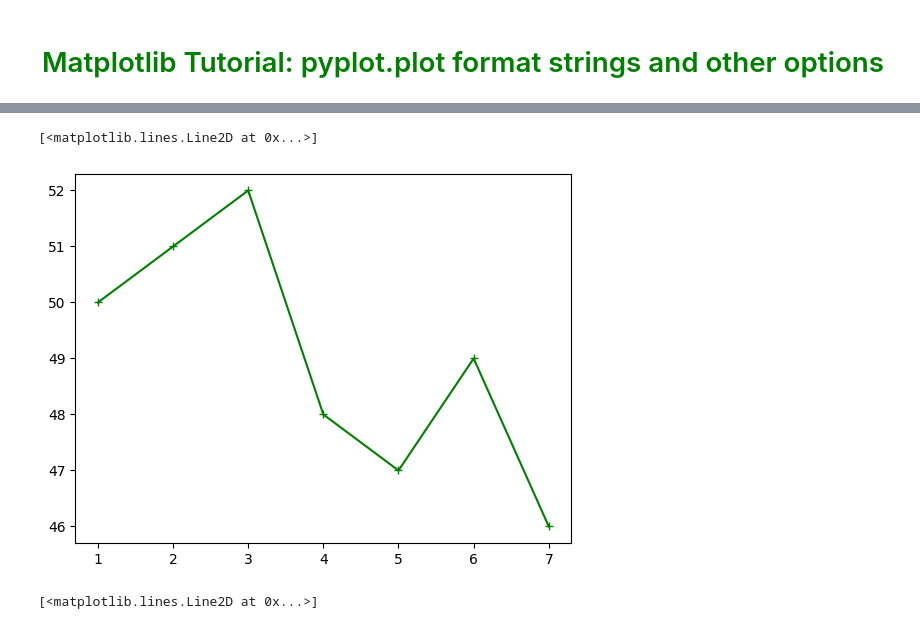
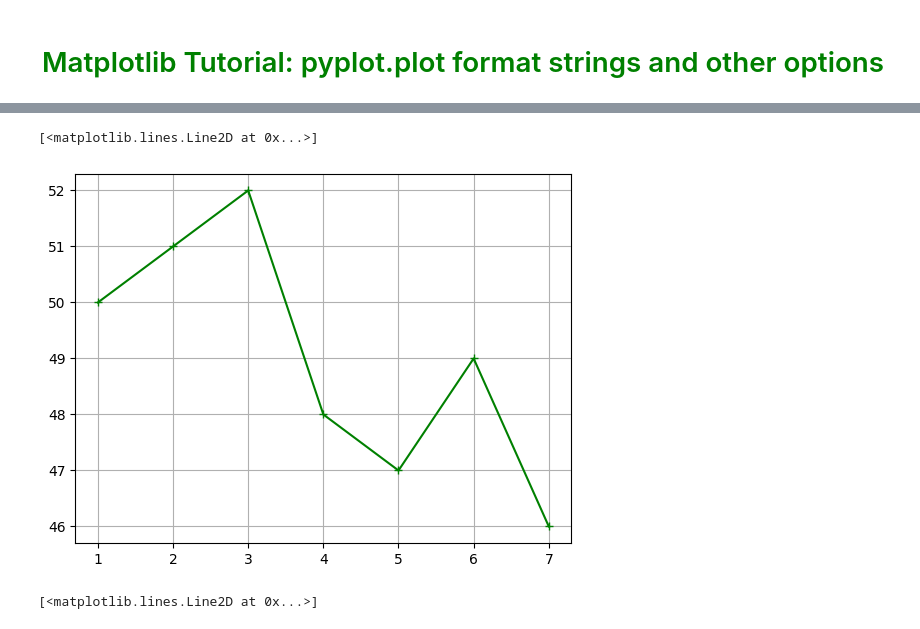
Before and after one commit to theseptember6th/LLM_Scratch, a Jupyter notebook: matpltlib/2_format_strings/2_matplotlib_format_strings.ipynb, the cells around one changed output, grey strips where cells are left out. Saved outputs shown, nothing was run; the diff lists cells and outputs as text; code cells hidden in the pictures.

Commit message:
plot,marker,linestyle,linewidth

```diff
--- a/matpltlib/2_format_strings/2_matplotlib_format_strings.ipynb
+++ b/matpltlib/2_format_strings/2_matplotlib_format_strings.ipynb
@@ -8,8 +12,9 @@ y=[50,51,52,48,47,49,46]
 # %%
-plt.plot(x,y,color="green",marker="+")
+plt.grid()
+plt.plot(x,y,color="green",marker="+") # shortcut is "g+"
 # %% [output]
 [<matplotlib.lines.Line2D at 0x...>]
-[figure, old version]
+[figure, new version]
 # %%
 plt.xlabel('Day')
 plt.ylabel('Temperature')
```
Also changed, not shown: parts of 2 cells of this notebook.
